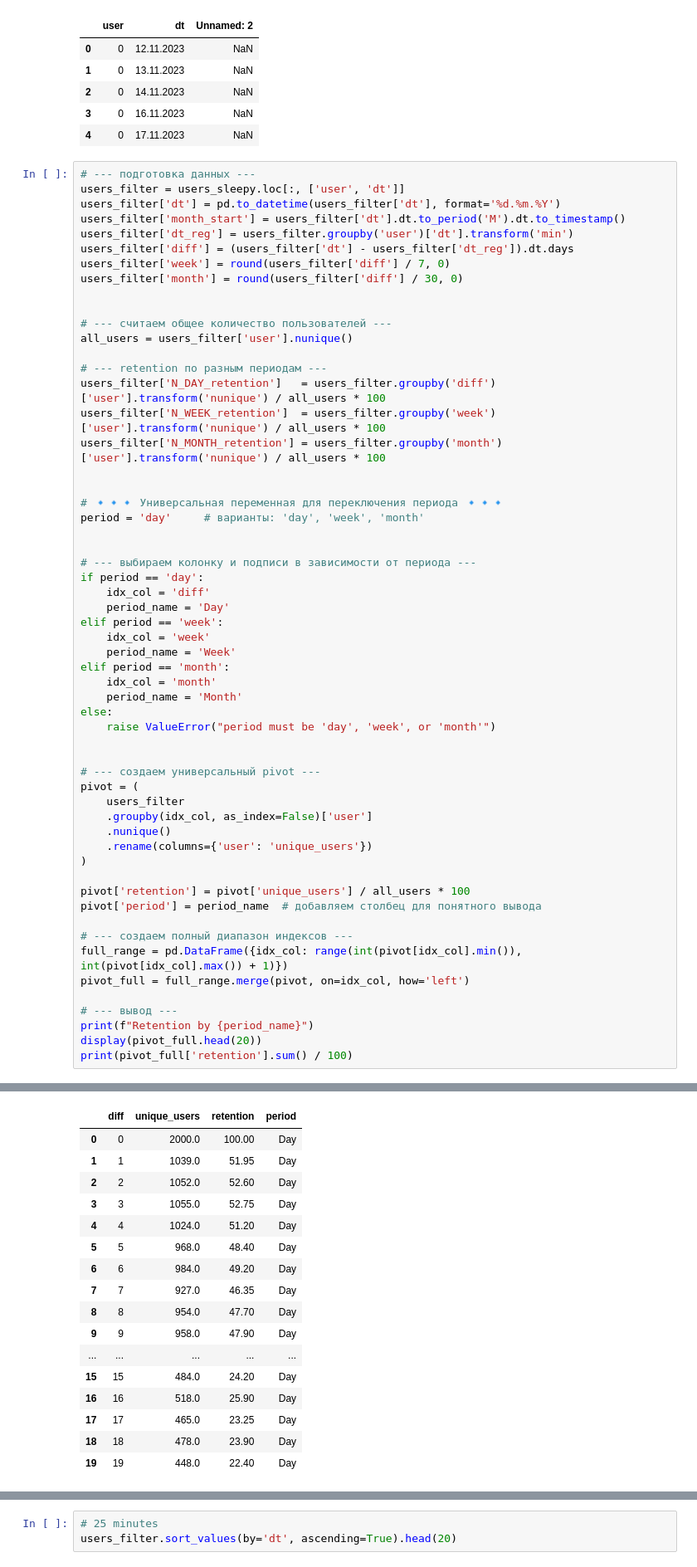
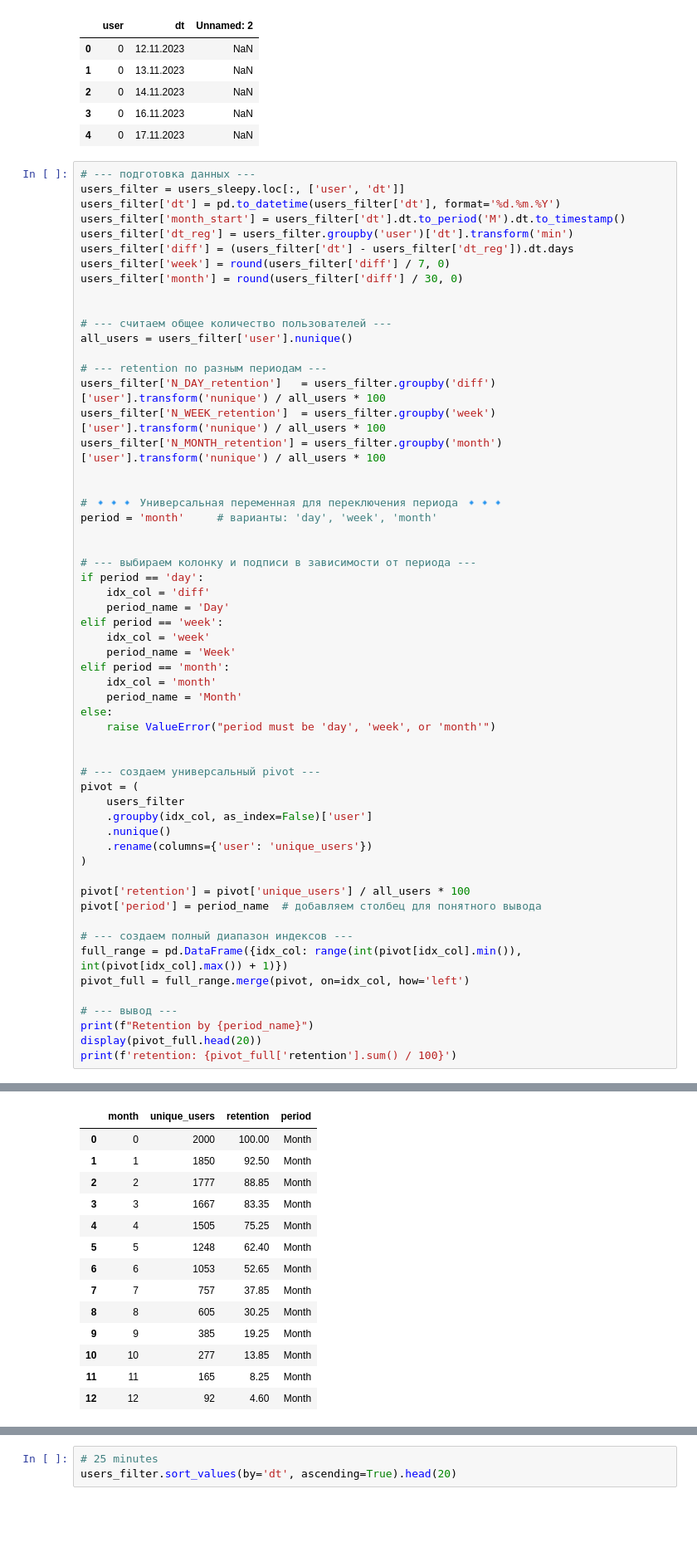
Before and after one commit to Putinka1993/Simulate, a Jupyter notebook: Metrics/free_space.ipynb, the cells around one changed output, grey strips where cells are left out. Shown at 83% size. Saved outputs shown, nothing was run; the diff lists cells and outputs as text; blank space fills up the shorter version.

```diff
--- a/Metrics/free_space.ipynb
+++ b/Metrics/free_space.ipynb
@@ -55,7 +55,7 @@ users_filter['N_MONTH_retention'] = users_filter.groupby('month')['user'].transf
 
 
 # 🔹🔹🔹 Универсальная переменная для переключения периода 🔹🔹🔹
-period = 'day'     # варианты: 'day', 'week', 'month'
+period = 'month'     # варианты: 'day', 'week', 'month'
 
 
 # --- выбираем колонку и подписи в зависимости от периода ---
@@ -90,5 +90,5 @@ pivot_full = full_range.merge(pivot, on=idx_col, how='left')
 # --- вывод ---
 print(f"Retention by {period_name}")
 display(pivot_full.head(20))
-print(pivot_full['retention'].sum() / 100)
+print(f'retention: {pivot_full['retention'].sum() / 100}')
 # %% [output]
@@ -96,17 +96,14 @@ Retention by Day
-|  | diff | unique_users | retention | period |
-| 0 | 0 | 2000.0 | 100.00 | Day |
-| 1 | 1 | 1039.0 | 51.95 | Day |
-| 2 | 2 | 1052.0 | 52.60 | Day |
-| 3 | 3 | 1055.0 | 52.75 | Day |
-| 4 | 4 | 1024.0 | 51.20 | Day |
-| 5 | 5 | 968.0 | 48.40 | Day |
-| 6 | 6 | 984.0 | 49.20 | Day |
-| 7 | 7 | 927.0 | 46.35 | Day |
-| 8 | 8 | 954.0 | 47.70 | Day |
-| 9 | 9 | 958.0 | 47.90 | Day |
-| ... | ... | ... | ... | ... |
-| 15 | 15 | 484.0 | 24.20 | Day |
-| 16 | 16 | 518.0 | 25.90 | Day |
-| 17 | 17 | 465.0 | 23.25 | Day |
-| 18 | 18 | 478.0 | 23.90 | Day |
-| 19 | 19 | 448.0 | 22.40 | Day |
+|  | month | unique_users | retention | period |
+| 0 | 0 | 2000 | 100.00 | Month |
+| 1 | 1 | 1850 | 92.50 | Month |
+| 2 | 2 | 1777 | 88.85 | Month |
+| 3 | 3 | 1667 | 83.35 | Month |
+| 4 | 4 | 1505 | 75.25 | Month |
+| 5 | 5 | 1248 | 62.40 | Month |
+| 6 | 6 | 1053 | 52.65 | Month |
+| 7 | 7 | 757 | 37.85 | Month |
+| 8 | 8 | 605 | 30.25 | Month |
+| 9 | 9 | 385 | 19.25 | Month |
+| 10 | 10 | 277 | 13.85 | Month |
+| 11 | 11 | 165 | 8.25 | Month |
+| 12 | 12 | 92 | 4.60 | Month |
```
Also changed, not shown: parts of 15 cells of this notebook.
